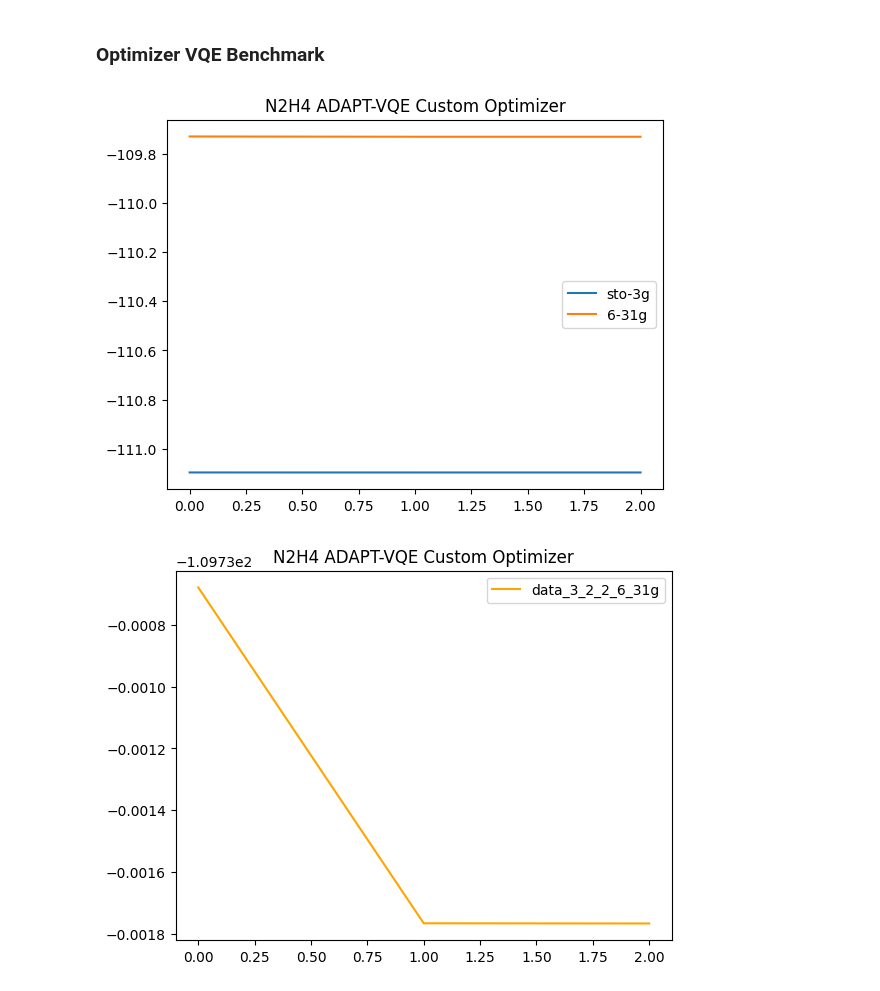
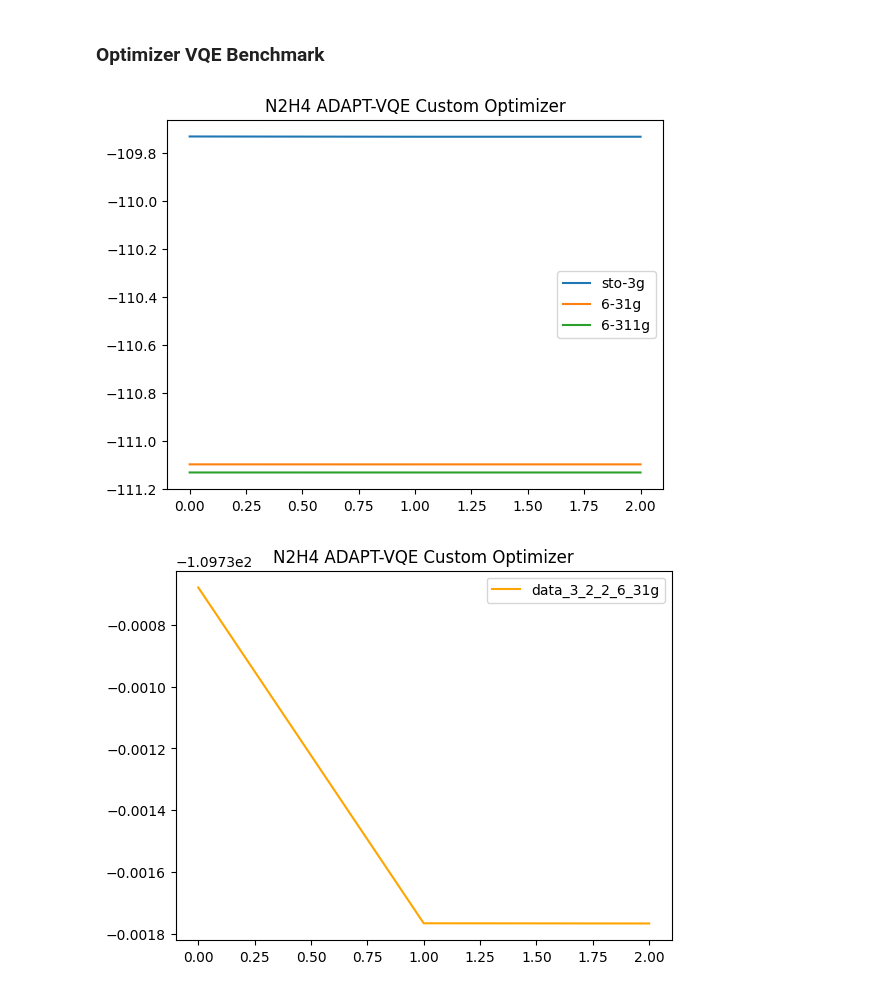
Before and after one commit to azhar-ikhtiarudin/variational-quantum-eigensolver, a Jupyter notebook: PennyLane/N2H4/custom_vqe/data/custom_vqe_visualizer.ipynb, the cells around one changed output. Cells and saved outputs as stored; diff of their text form; code cells hidden in the pictures.

Commit message:
update variation data

```diff
--- a/PennyLane/N2H4/custom_vqe/data/custom_vqe_visualizer.ipynb
+++ b/PennyLane/N2H4/custom_vqe/data/custom_vqe_visualizer.ipynb
@@ -5,18 +5,20 @@ au_to_kcal_conversion = 627.509474
 # %% [markdown]
 ### Optimizer VQE Benchmark
 # %%
-data_3_2_2_sto_3g = np.loadtxt('N2H4_3_2_2_basis-6-31g.txt', delimiter=',')
-data_3_2_2_6_31g = np.loadtxt('N2H4_3_2_2_basis-sto-3g.txt', delimiter=',')
+data_3_2_2_sto_3g = np.loadtxt('N2H4_3_2_2_basis-sto-3g.txt', delimiter=',')
+data_3_2_2_6_31g = np.loadtxt('N2H4_3_2_2_basis-6-31g.txt', delimiter=',')
+data_3_2_2_6_311g = np.loadtxt('N2H4_3_2_2_basis-6-311g.txt', delimiter=',')
 # %%
 plt.plot(data_3_2_2_sto_3g, label='sto-3g')
 plt.plot(data_3_2_2_6_31g, label='6-31g')
+plt.plot(data_3_2_2_6_311g, label='6-311g')
 
 
 plt.title('N2H4 ADAPT-VQE Custom Optimizer')
 plt.legend()
 plt.show()
 # %% [output]
-[figure, old version]
+[figure, new version]
 # %%
 plt.plot(data_3_2_2_6_31g, label='data_3_2_2_6_31g', color="orange")
 # plt.plot(data_3_2_2_sto_3g, label='sto-3g')
```
Also changed, not shown: 3 other files.
